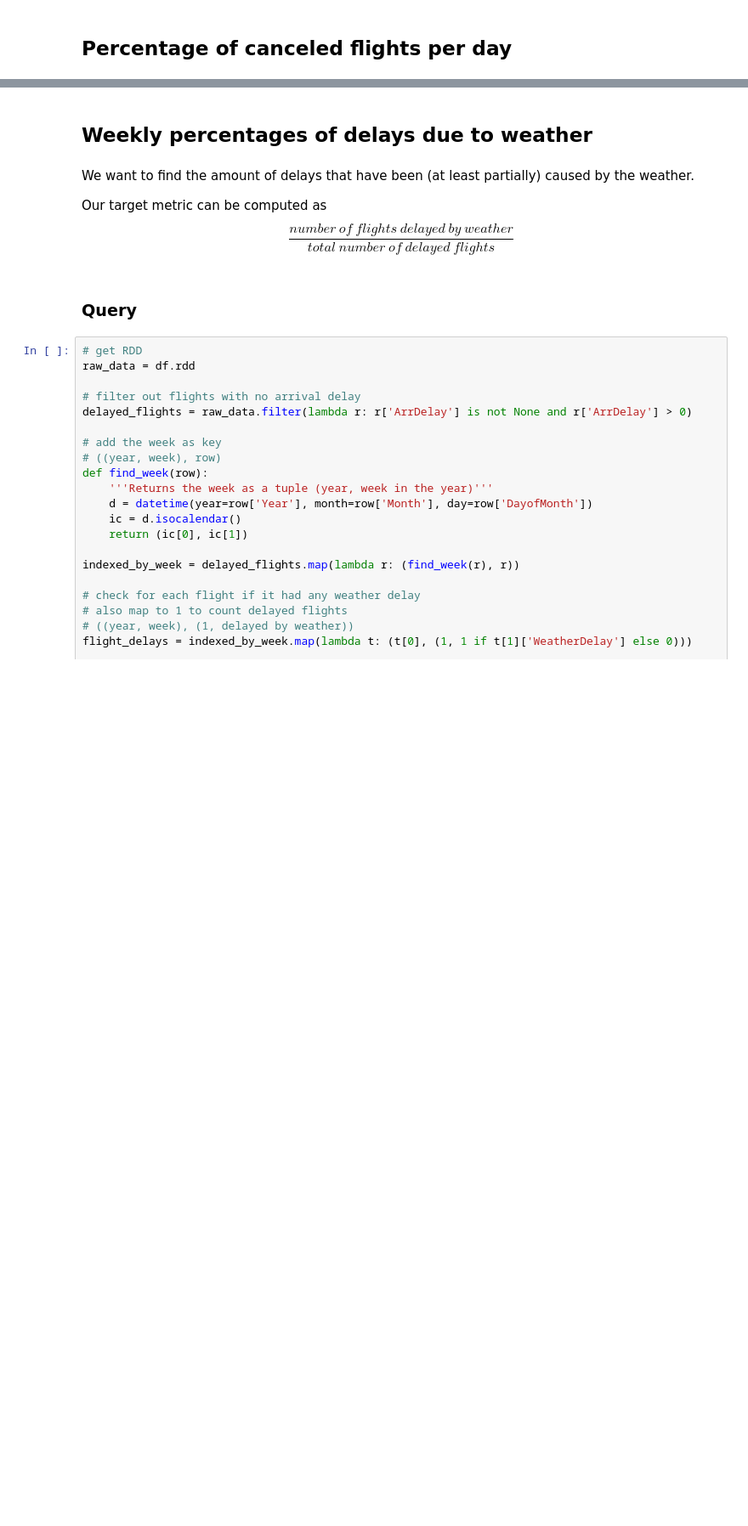
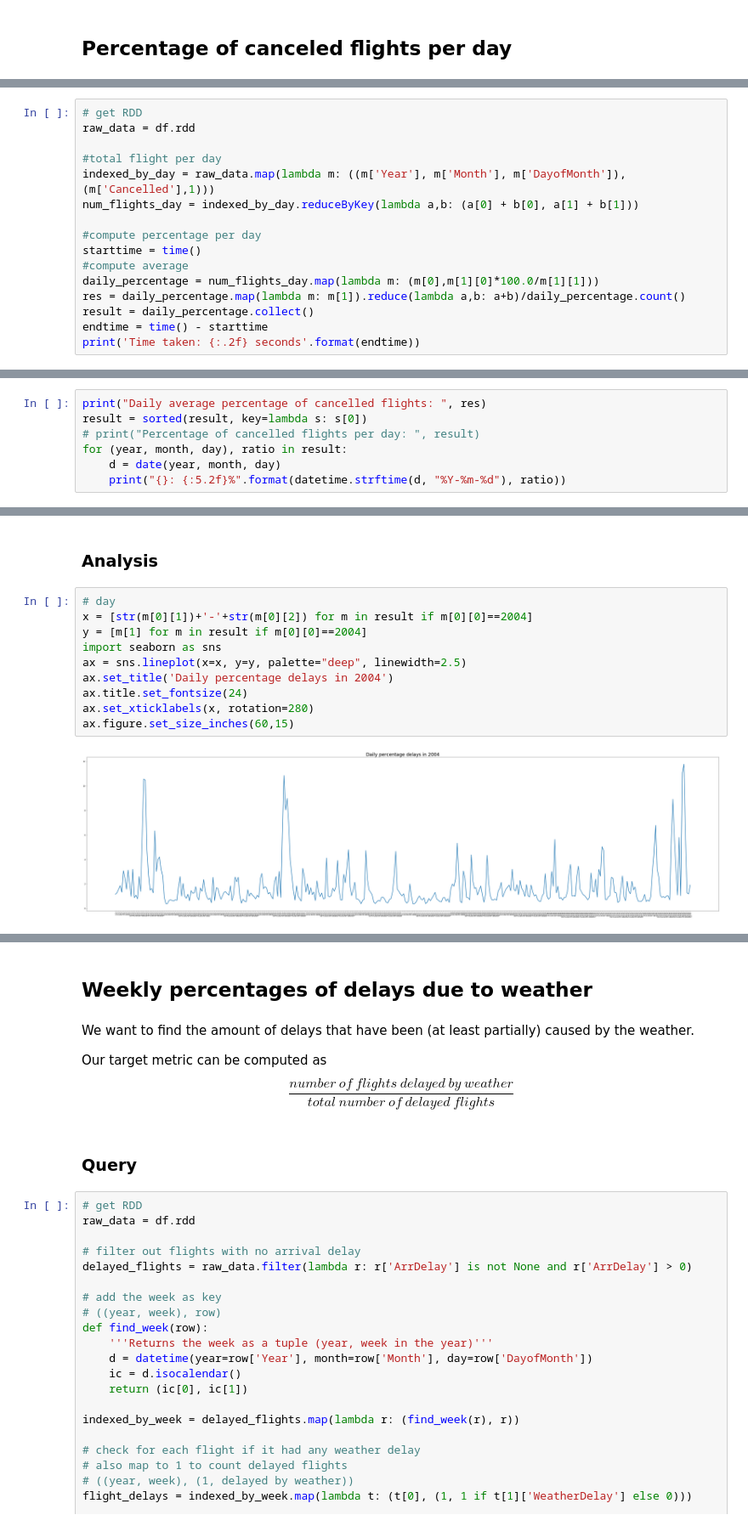
Before and after one commit to pietroferretti/middleware-bigdata, a Jupyter notebook: spark_notebook.ipynb, the cells around one changed output, grey strips where cells are left out. Shown at 85% size. Cells and saved outputs as stored; diff of their text form; blank space fills up the shorter version.

```diff
--- a/spark_notebook.ipynb
+++ b/spark_notebook.ipynb
@@ -67,0 +76,16 @@ def date_from_isoweek(iso_year, iso_weeknumber, iso_weekday):
+# %%
+# get RDD
+raw_data = df.rdd
+
+#total flight per day
+indexed_by_day = raw_data.map(lambda m: ((m['Year'], m['Month'], m['DayofMonth']),(m['Cancelled'],1)))
+num_flights_day = indexed_by_day.reduceByKey(lambda a,b: (a[0] + b[0], a[1] + b[1]))
+
+#compute percentage per day
+starttime = time()
+#compute average
+daily_percentage = num_flights_day.map(lambda m: (m[0],m[1][0]*100.0/m[1][1]))
+res = daily_percentage.map(lambda m: m[1]).reduce(lambda a,b: a+b)/daily_percentage.count()
+result = daily_percentage.collect()
+endtime = time() - starttime
+print('Time taken: {:.2f} seconds'.format(endtime))
@@ -67,0 +96,7 @@ def date_from_isoweek(iso_year, iso_weeknumber, iso_weekday):
+# %%
+print("Daily average percentage of cancelled flights: ", res)
+result = sorted(result, key=lambda s: s[0])
+# print("Percentage of cancelled flights per day: ", result)
+for (year, month, day), ratio in result:
+    d = date(year, month, day)
+    print("{}: {:5.2f}%".format(datetime.strftime(d, "%Y-%m-%d"), ratio))
@@ -67,0 +121,14 @@ def date_from_isoweek(iso_year, iso_weeknumber, iso_weekday):
+# %% [markdown]
+### Analysis
+# %%
+# day
+x = [str(m[0][1])+'-'+str(m[0][2]) for m in result if m[0][0]==2004]
+y = [m[1] for m in result if m[0][0]==2004]
+import seaborn as sns
+ax = sns.lineplot(x=x, y=y, palette="deep", linewidth=2.5)
+ax.set_title('Daily percentage delays in 2004')
+ax.title.set_fontsize(24)
+ax.set_xticklabels(x, rotation=280)
+ax.figure.set_size_inches(60,15)
+# %% [output]
+[figure, added]
```
Also changed, not shown: parts of 25 cells of this notebook.
